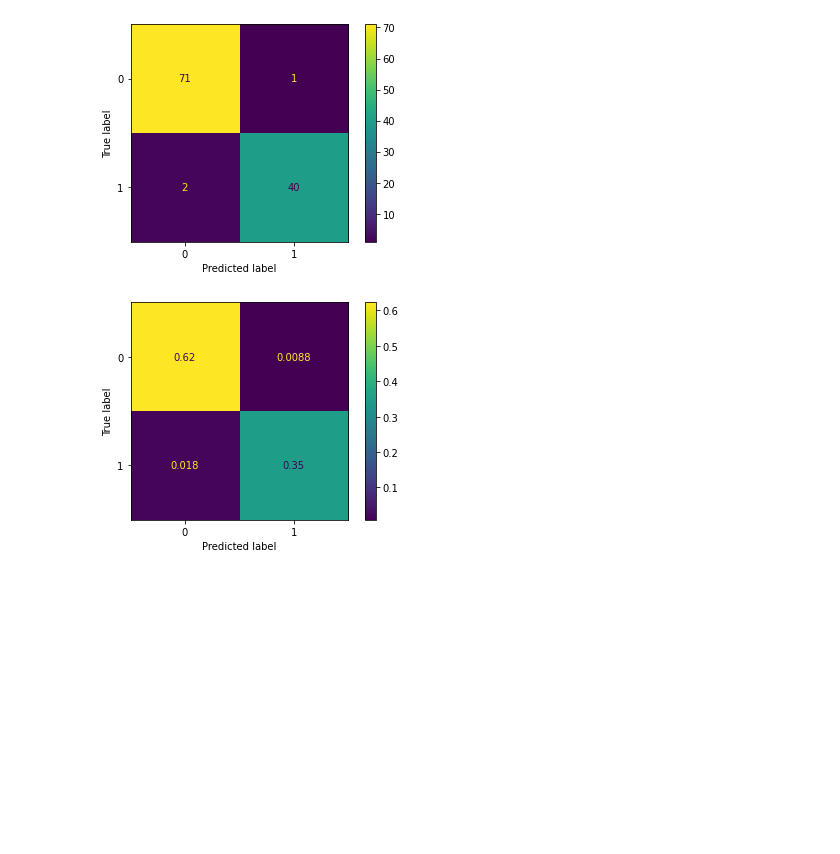
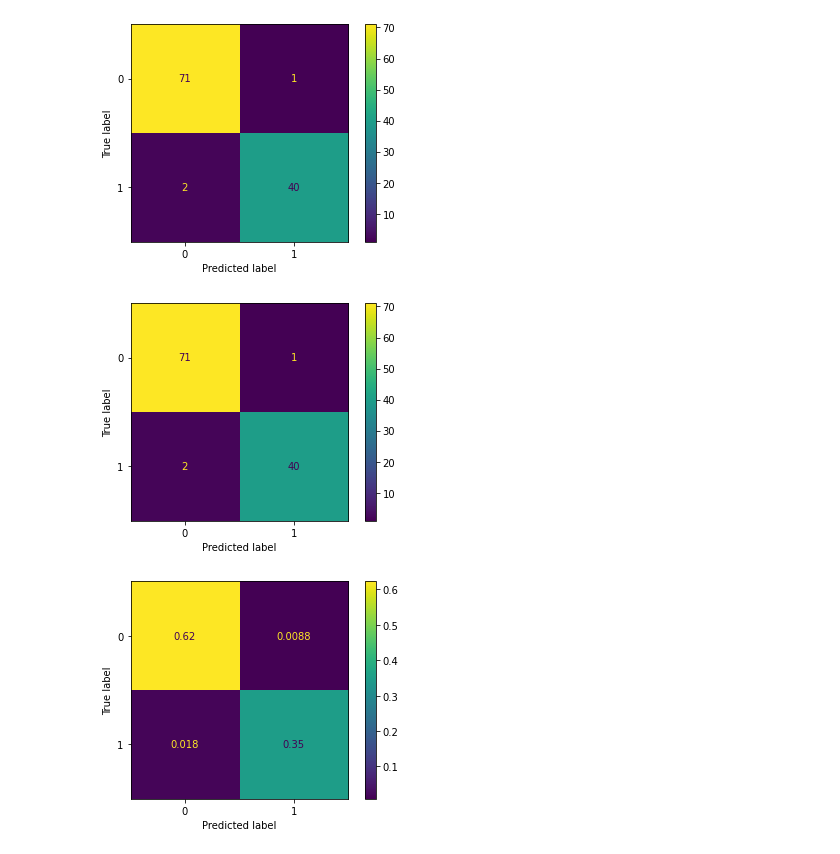
Before and after one commit to rickiepark/python-machine-learning-book-3rd-edition, a Jupyter notebook: ch06/ch06.ipynb, the cells around one changed output. Saved outputs shown, nothing was run; the diff lists cells and outputs as text; code cells hidden in the pictures; blank space fills up the shorter version.

```diff
--- a/ch06/ch06.ipynb
+++ b/ch06/ch06.ipynb
@@ -586,4 +583,10 @@ plot_confusion_matrix(pipe_svc, X_test, y_test)
 plt.show()
 # %% [output]
 [figure]
+# %%
+ConfusionMatrixDisplay.from_predictions(y_test, y_pred)
+
+plt.show()
+# %% [output]
+[figure, added]
 # %%
```
Also changed, not shown: parts of 6 cells of this notebook, 13 other files.
